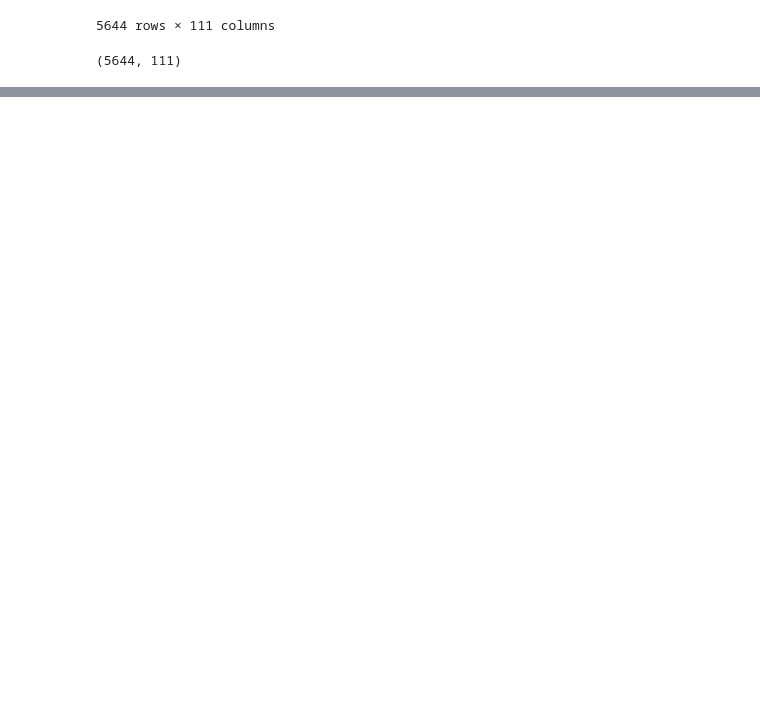
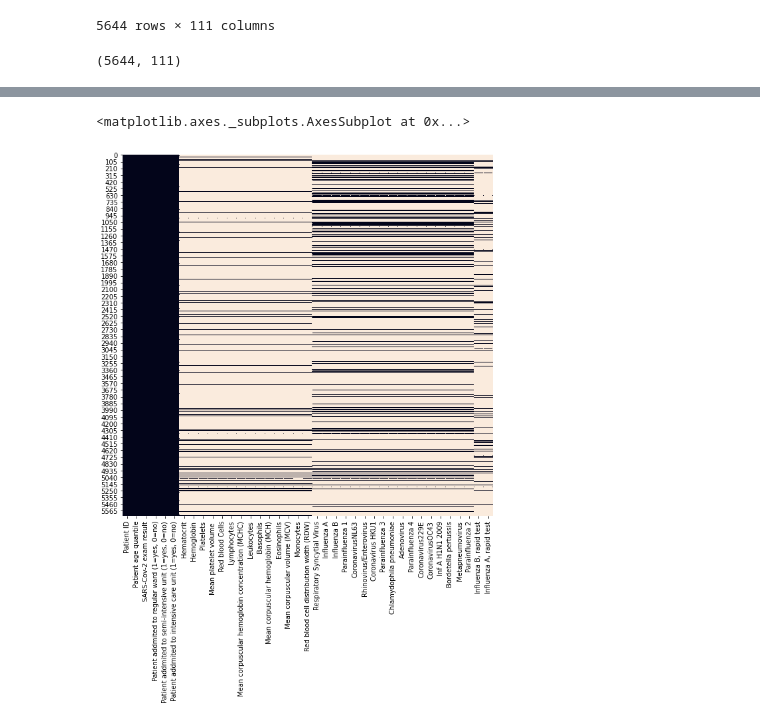
Before and after one commit to LucasColas/Covid-19-Analysis, a Jupyter notebook: Covid_19.ipynb, the cells around one changed output, grey strips where cells are left out. Cells and saved outputs as stored; diff of their text form; code cells hidden in the pictures; blank space fills up the shorter version.

```diff
--- a/Covid_19.ipynb
+++ b/Covid_19.ipynb
@@ -37,0 +75,8 @@ df.shape
+# %%
+df = df[df.columns[df.isna().sum()/df.shape[0] < 0.90]]
+# %%
+plt.figure(figsize=(10,10))
+sns.heatmap(df.isna(), cbar=False)
+# %% [output]
+<matplotlib.axes._subplots.AxesSubplot at 0x...>
+[figure, added]
```
Also changed, not shown: parts of 10 cells of this notebook.
